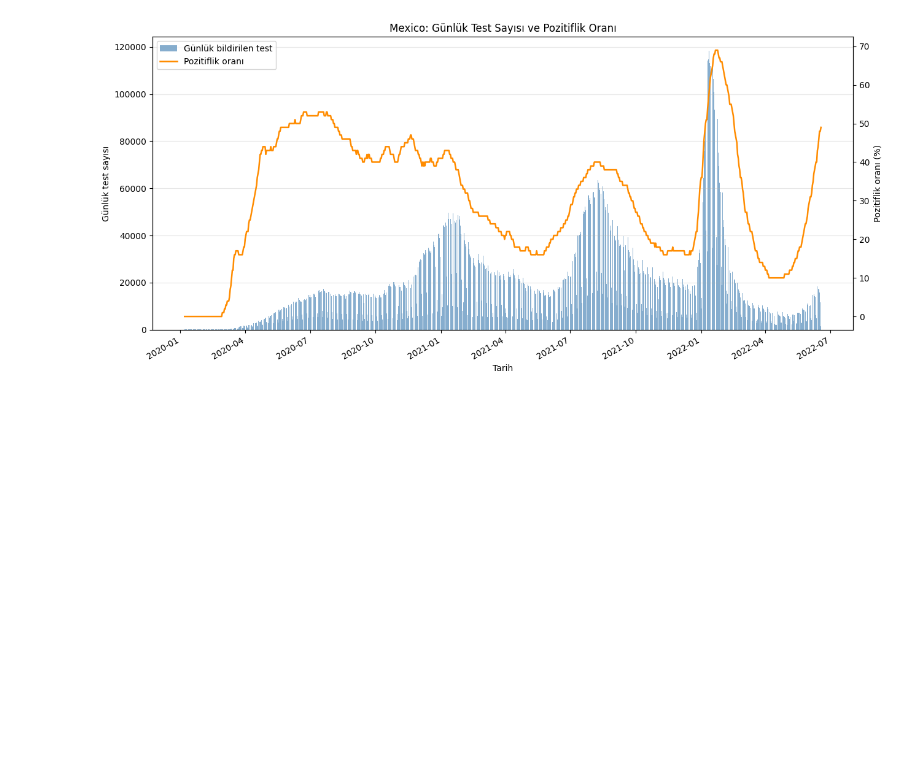
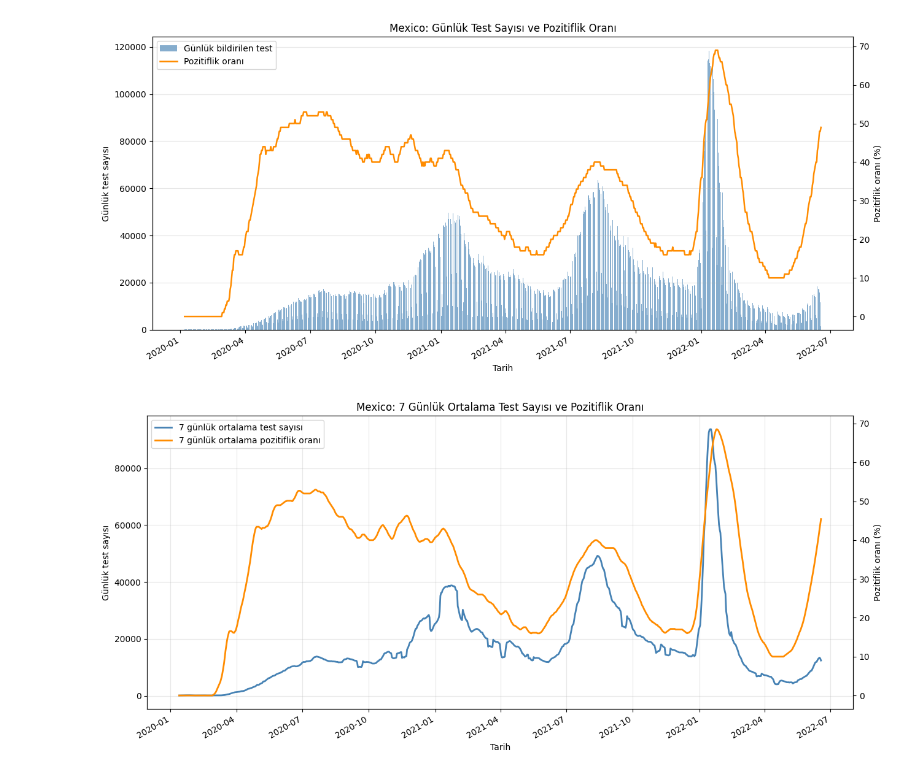
Before and after one commit to nazlican-engineer/CoronaVirusProject, a Jupyter notebook: covid_analysis.ipynb, the cells around one changed output. Cells and saved outputs as stored; diff of their text form; code cells hidden in the pictures; blank space fills up the shorter version.

Commit message:
ülkelere göre pozitiflik oranı

```diff
--- a/covid_analysis.ipynb
+++ b/covid_analysis.ipynb
@@ -3790,3 +3790,62 @@ plt.tight_layout()
 plt.show()
 # %% [output]
 [figure]
+# %%
+mexico_smoothed_tests_rate = mexico_daily_tests_rate.copy()
+
+mexico_smoothed_tests_rate['test_7_gun_ortalamasi'] = (
+    mexico_smoothed_tests_rate['new_tests']
+    .rolling(window=7, min_periods=7)
+    .mean()
+)
+
+mexico_smoothed_tests_rate['pozitiflik_7_gun_ortalamasi'] = (
+    mexico_smoothed_tests_rate['positive_rate']
+    .rolling(window=7, min_periods=7)
+    .mean()
+    * 100
+)
+
+fig, ax_test = plt.subplots(figsize=(13, 6))
+
+ax_test.plot(
+    mexico_smoothed_tests_rate['date'],
+    mexico_smoothed_tests_rate['test_7_gun_ortalamasi'],
+    color='steelblue',
+    linewidth=2,
+    label='7 günlük ortalama test sayısı'
+)
+
+ax_test.set_xlabel('Tarih')
+ax_test.set_ylabel('Günlük test sayısı')
+ax_test.ticklabel_format(axis='y', style='plain')
+ax_test.grid(alpha=0.3)
+
+ax_rate = ax_test.twinx()
+
+ax_rate.plot(
+    mexico_smoothed_tests_rate['date'],
+    mexico_smoothed_tests_rate['pozitiflik_7_gun_ortalamasi'],
+    color='darkorange',
+    linewidth=2,
+    label='7 günlük ortalama pozitiflik oranı'
+)
+
+ax_rate.set_ylabel('Pozitiflik oranı (%)')
+
+lines_1, labels_1 = ax_test.get_legend_handles_labels()
+lines_2, labels_2 = ax_rate.get_legend_handles_labels()
+
+ax_test.legend(
+    lines_1 + lines_2,
+    labels_1 + labels_2,
+    loc='upper left'
+)
+
+ax_test.set_title('Mexico: 7 Günlük Ortalama Test Sayısı ve Pozitiflik Oranı')
+
+fig.autofmt_xdate()
+plt.tight_layout()
+plt.show()
+# %% [output]
+[figure, added]
```
